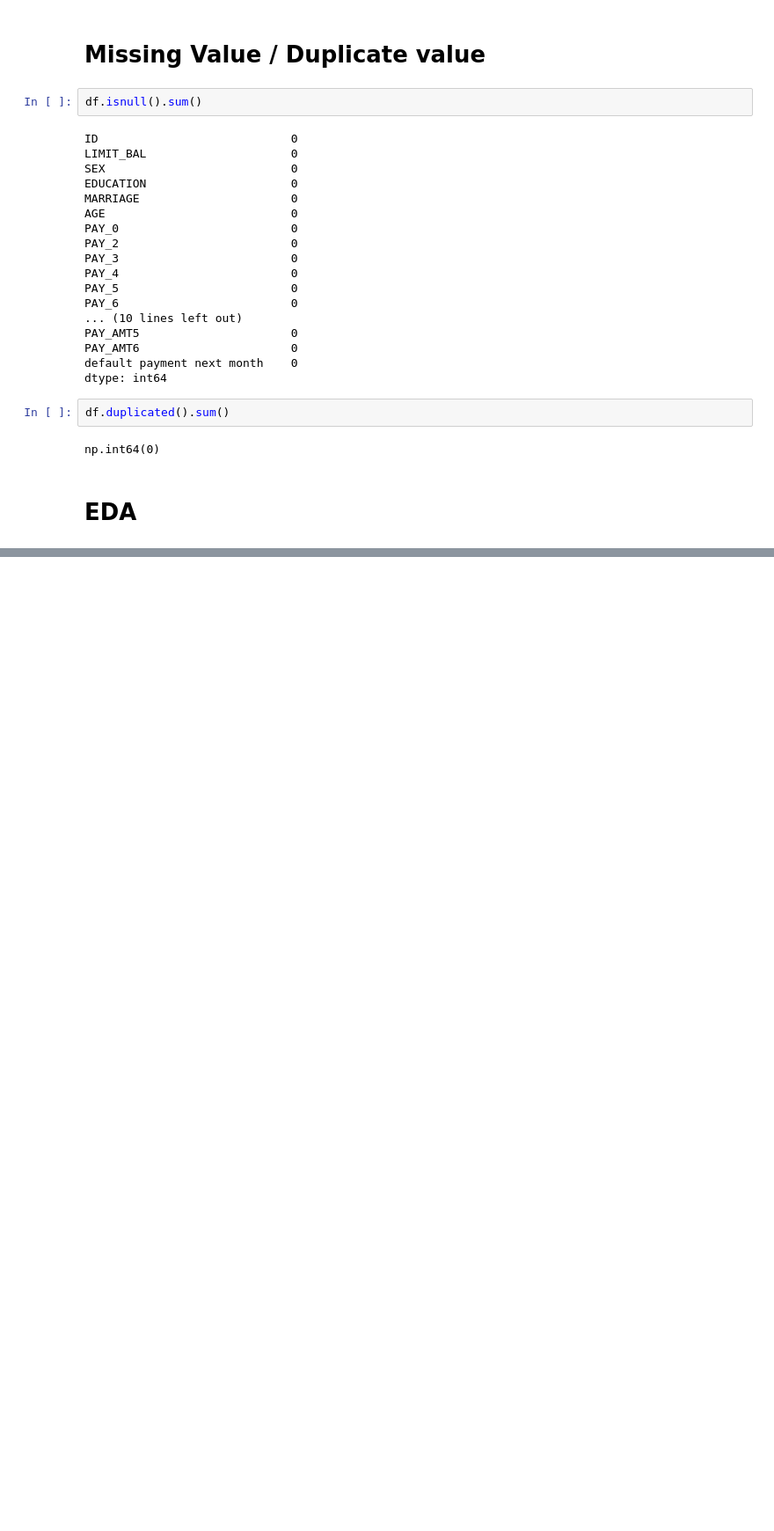
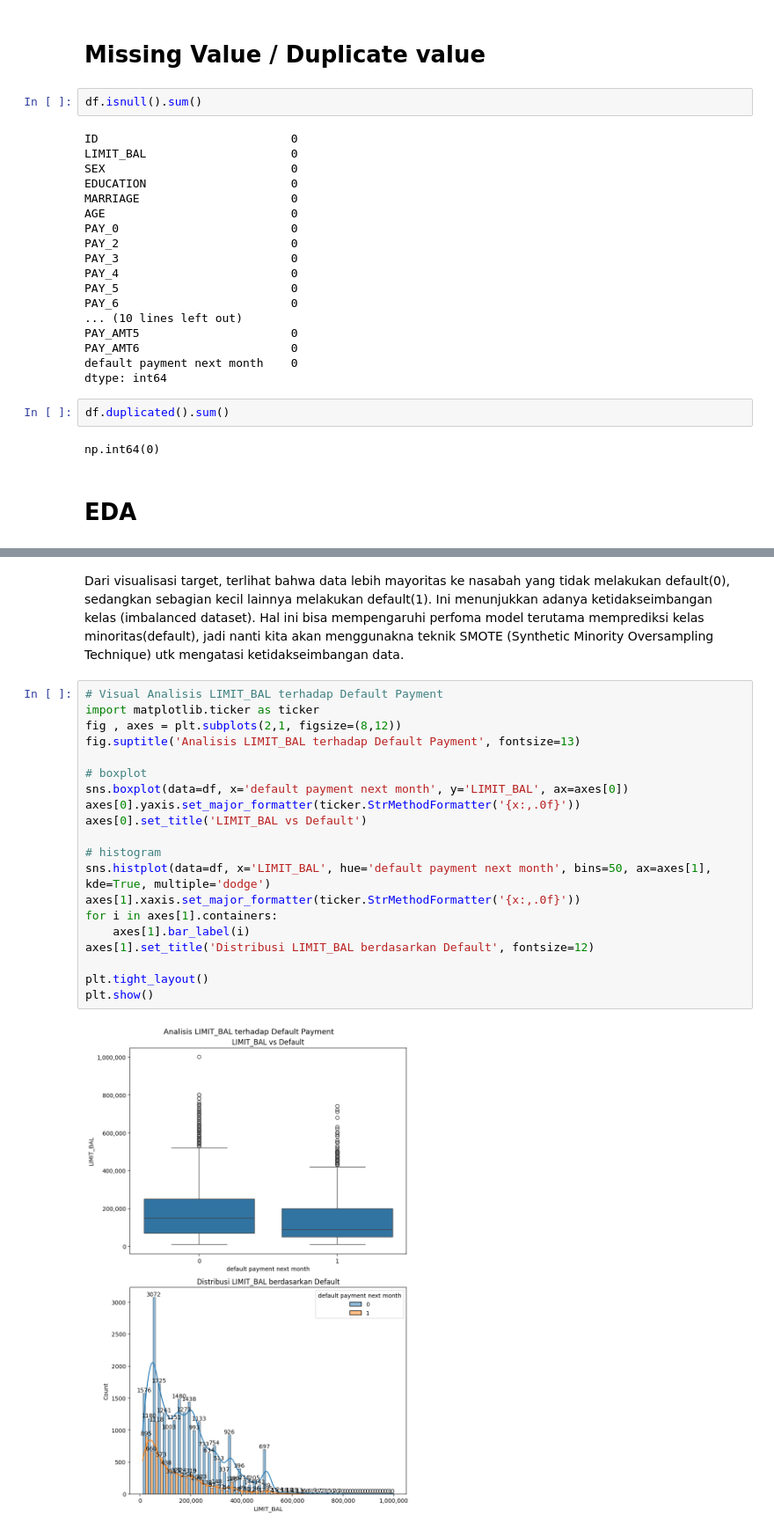
Before and after one commit to PrimaSembiring/credit-risk-prediction, a Jupyter notebook: Untitled.ipynb, the cells around one changed output, grey strips where cells are left out. Shown at 88% size. Cells and saved outputs as stored; diff of their text form; blank space fills up the shorter version.

```diff
--- a/Untitled.ipynb
+++ b/Untitled.ipynb
@@ -74,0 +93,25 @@ np.int64(0)
+# %% [markdown]
+Dari visualisasi target, terlihat bahwa data lebih mayoritas ke nasabah yang tidak melakukan default(0), sedangkan sebagian kecil lainnya melakukan default(1). Ini menunjukkan adanya ketidakseimbangan kelas (imbalanced dataset).
+Hal ini bisa mempengaruhi perfoma model terutama memprediksi kelas minoritas(default), jadi nanti kita akan menggunakna teknik SMOTE (Synthetic Minority Oversampling Technique) utk mengatasi ketidakseimbangan data.
+# %%
+# Visual Analisis LIMIT_BAL terhadap Default Payment
+import matplotlib.ticker as ticker
+fig , axes = plt.subplots(2,1, figsize=(8,12))
+fig.suptitle('Analisis LIMIT_BAL terhadap Default Payment', fontsize=13)
+
+# boxplot
+sns.boxplot(data=df, x='default payment next month', y='LIMIT_BAL', ax=axes[0])
+axes[0].yaxis.set_major_formatter(ticker.StrMethodFormatter('{x:,.0f}'))
+axes[0].set_title('LIMIT_BAL vs Default')
+
+# histogram
+sns.histplot(data=df, x='LIMIT_BAL', hue='default payment next month', bins=50, ax=axes[1], kde=True, multiple='dodge')
+axes[1].xaxis.set_major_formatter(ticker.StrMethodFormatter('{x:,.0f}'))
+for i in axes[1].containers:
+    axes[1].bar_label(i)
+axes[1].set_title('Distribusi LIMIT_BAL berdasarkan Default', fontsize=12)
+
+plt.tight_layout()
+plt.show()
+# %% [output]
+[figure, added]
```
Also changed, not shown: parts of 6 cells of this notebook, 1 other file.
